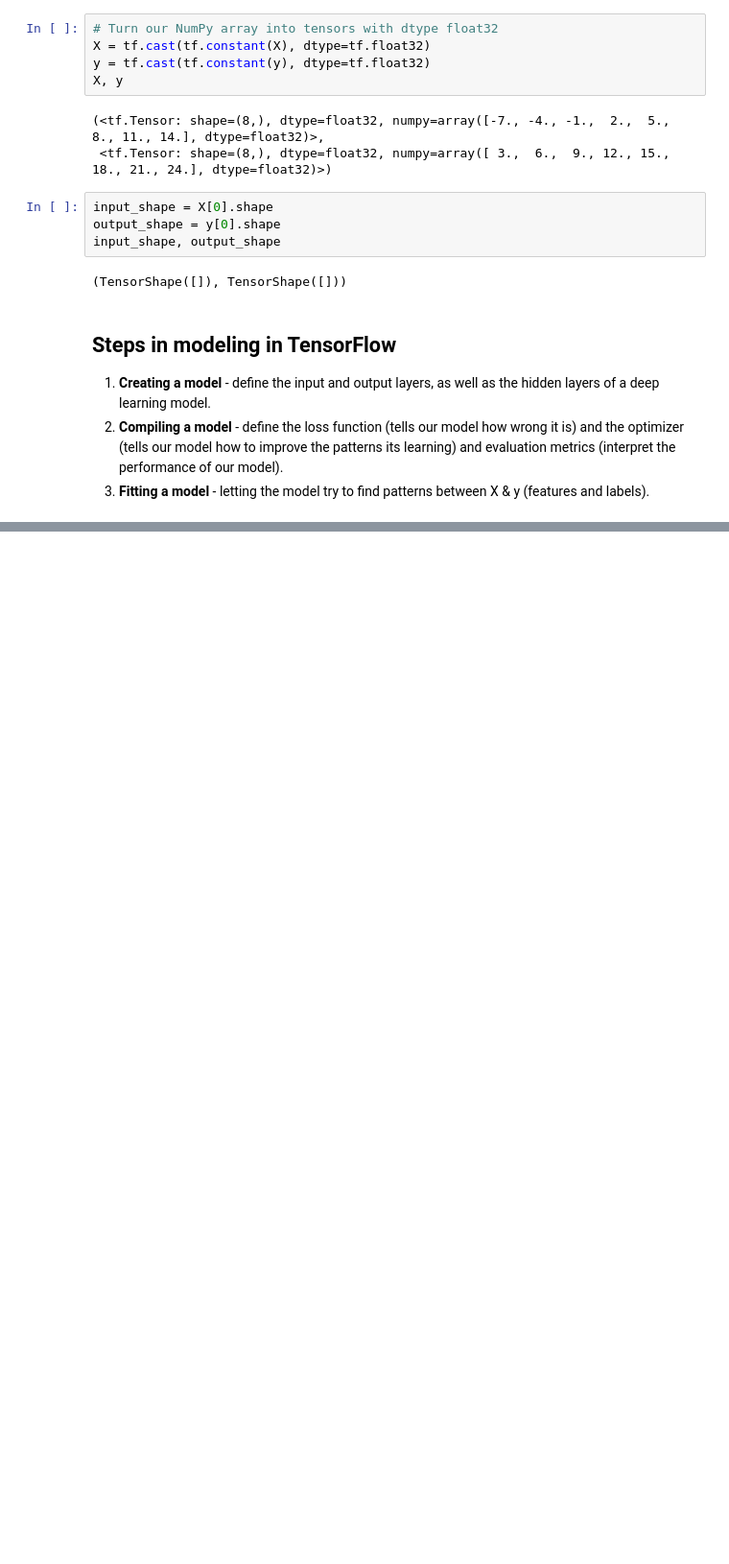
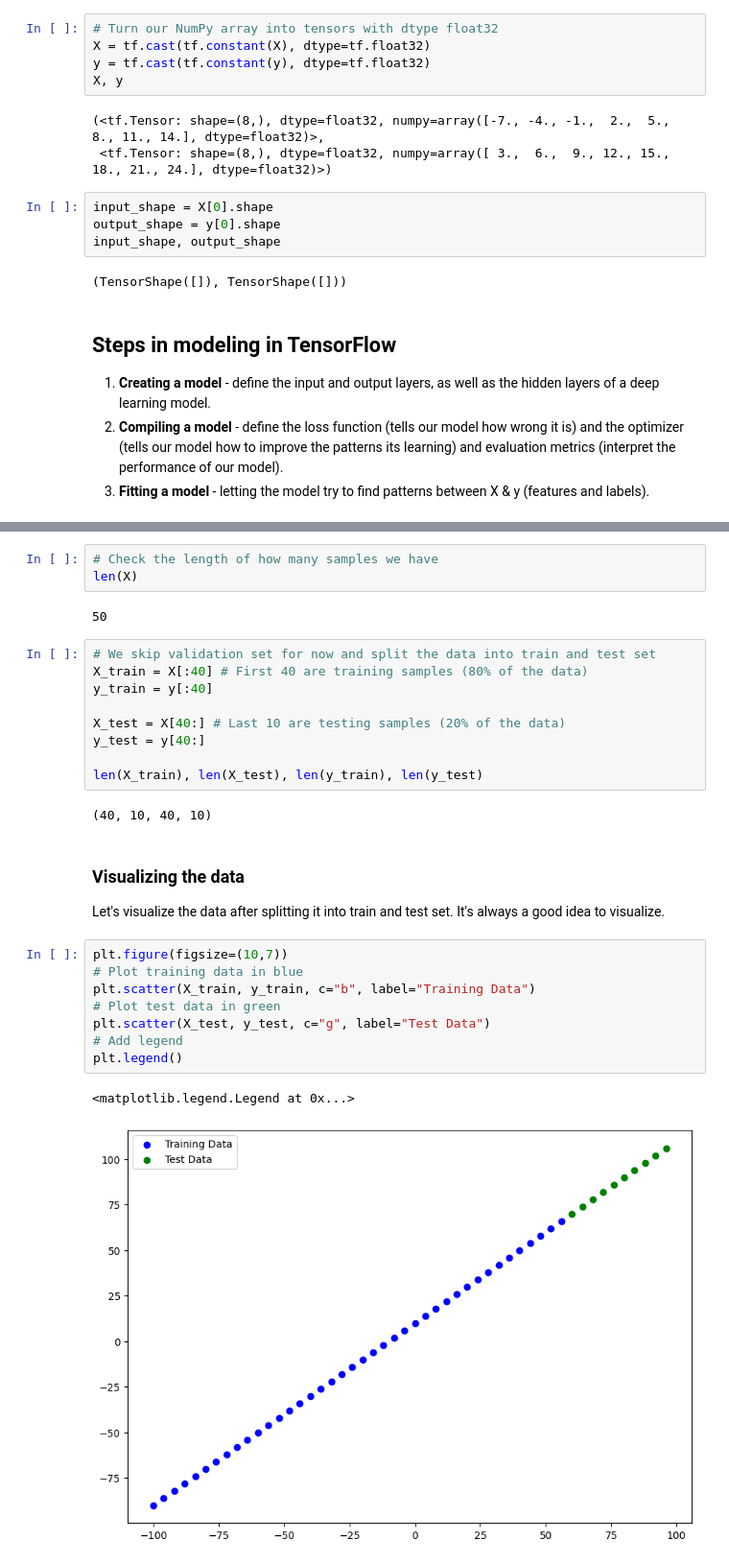
Before and after one commit to ntshtn/Tensorflow_Deep_Learning, a Jupyter notebook: 01_neural_network_regression_with_tensorflow.ipynb, the cells around one changed output, grey strips where cells are left out. Shown at 96% size. Saved outputs shown, nothing was run; the diff lists cells and outputs as text; blank space fills up the shorter version.

```diff
--- a/01_neural_network_regression_with_tensorflow.ipynb
+++ b/01_neural_network_regression_with_tensorflow.ipynb
@@ -108,0 +294,31 @@ array([[-5.886526]], dtype=float32)
+# %%
+# Check the length of how many samples we have
+len(X)
+# %% [output]
+50
+# %%
+# We skip validation set for now and split the data into train and test set
+X_train = X[:40] # First 40 are training samples (80% of the data)
+y_train = y[:40]
+
+X_test = X[40:] # Last 10 are testing samples (20% of the data)
+y_test = y[40:]
+
+len(X_train), len(X_test), len(y_train), len(y_test)
+# %% [output]
+(40, 10, 40, 10)
+# %% [markdown]
+### Visualizing the data
+
+Let's visualize the data after splitting it into train and test set. It's always a good idea to visualize.
+# %%
+plt.figure(figsize=(10,7))
+# Plot training data in blue
+plt.scatter(X_train, y_train, c="b", label="Training Data")
+# Plot test data in green
+plt.scatter(X_test, y_test, c="g", label="Test Data")
+# Add legend
+plt.legend()
+# %% [output]
+<matplotlib.legend.Legend at 0x...>
+[figure, added]
```
Also changed, not shown: parts of 46 cells of this notebook.
